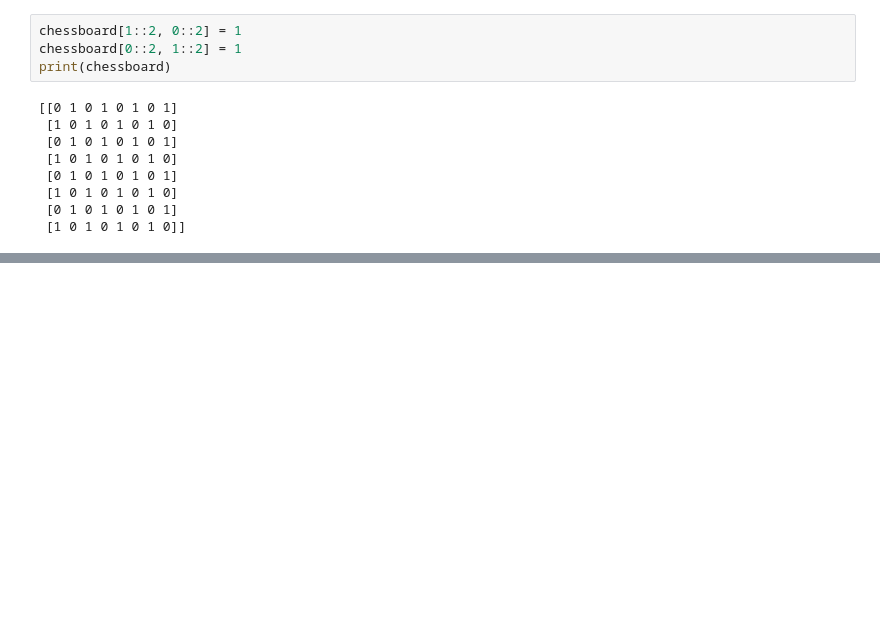
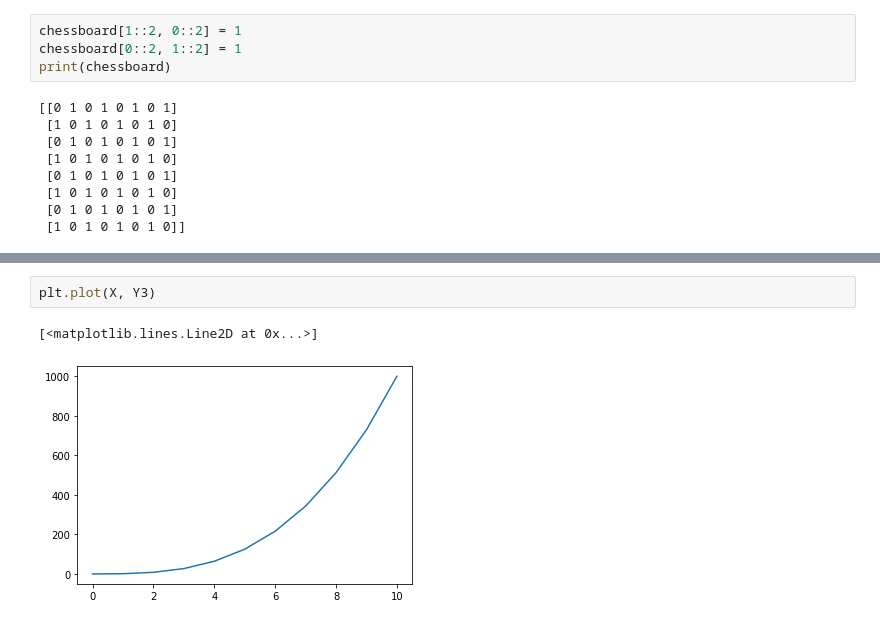
Before and after one commit to ishantk/GW2022PD1, a Jupyter notebook: GW2022PD1.ipynb, the cells around one changed output, grey strips where cells are left out. Cells and saved outputs as stored; diff of their text form; blank space fills up the shorter version.

```diff
--- a/GW2022PD1.ipynb
+++ b/GW2022PD1.ipynb
@@ -128,0 +390,5 @@ print(chessboard)
+# %%
+plt.plot(X, Y3)
+# %% [output]
+[<matplotlib.lines.Line2D at 0x...>]
+[figure, added]
```
Also changed, not shown: parts of 35 cells of this notebook.
